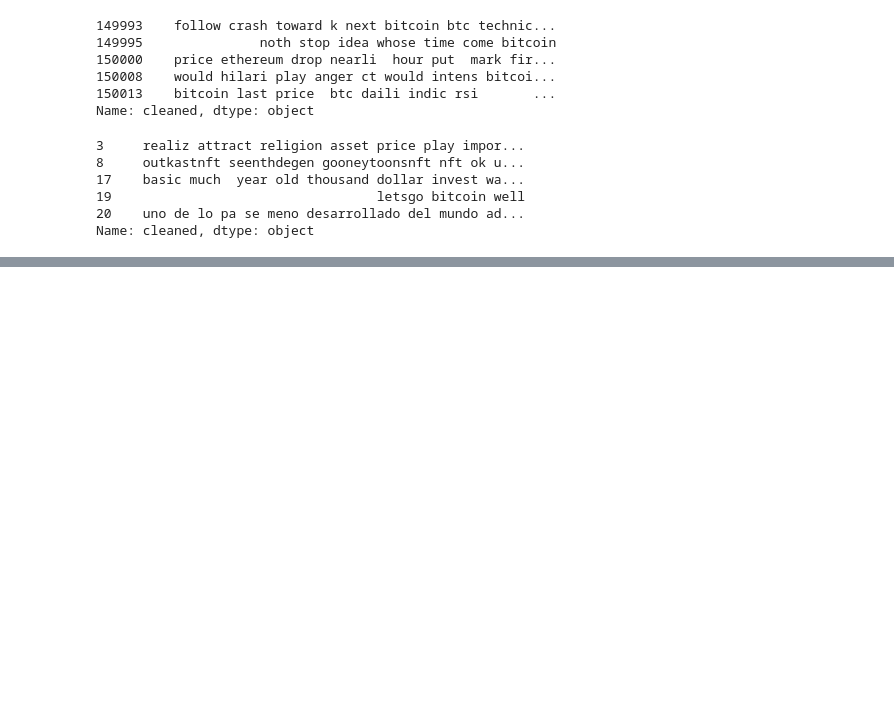
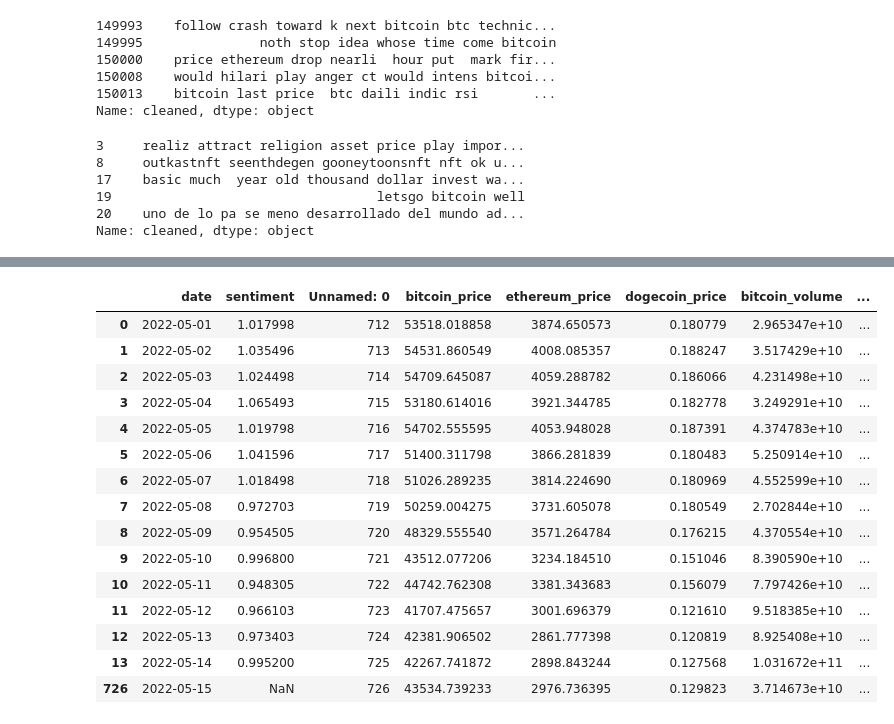
Before and after one commit to Ashlynbh/Crypto_Sentiment_Project, a Jupyter notebook: Jupyter/bitcoin_ML.ipynb, the cells around one changed output, grey strips where cells are left out. Drawn from its saved outputs; the diff is of its cells as text; code cells hidden in the pictures; blank space fills up the shorter version.

```diff
--- a/Jupyter/bitcoin_ML.ipynb
+++ b/Jupyter/bitcoin_ML.ipynb
@@ -477,0 +389,20 @@ plt.savefig("../images/btcaverage.png")
+# %%
+btc = btc_sentiment_move[(btc_sentiment_move['date'] > '2022-04-30') & (btc_sentiment_move['date'] < '2022-05-16')]
+btc
+# %% [output]
+|  | date | sentiment | Unnamed: 0 | bitcoin_price | ethereum_price | dogecoin_price | bitcoin_volume | ... |
+| 0 | 2022-05-01 | 1.017998 | 712 | 53518.018858 | 3874.650573 | 0.180779 | 2.965347e+10 | ... |
+| 1 | 2022-05-02 | 1.035496 | 713 | 54531.860549 | 4008.085357 | 0.188247 | 3.517429e+10 | ... |
+| 2 | 2022-05-03 | 1.024498 | 714 | 54709.645087 | 4059.288782 | 0.186066 | 4.231498e+10 | ... |
+| 3 | 2022-05-04 | 1.065493 | 715 | 53180.614016 | 3921.344785 | 0.182778 | 3.249291e+10 | ... |
+| 4 | 2022-05-05 | 1.019798 | 716 | 54702.555595 | 4053.948028 | 0.187391 | 4.374783e+10 | ... |
+| 5 | 2022-05-06 | 1.041596 | 717 | 51400.311798 | 3866.281839 | 0.180483 | 5.250914e+10 | ... |
+| 6 | 2022-05-07 | 1.018498 | 718 | 51026.289235 | 3814.224690 | 0.180969 | 4.552599e+10 | ... |
+| 7 | 2022-05-08 | 0.972703 | 719 | 50259.004275 | 3731.605078 | 0.180549 | 2.702844e+10 | ... |
+| 8 | 2022-05-09 | 0.954505 | 720 | 48329.555540 | 3571.264784 | 0.176215 | 4.370554e+10 | ... |
+| 9 | 2022-05-10 | 0.996800 | 721 | 43512.077206 | 3234.184510 | 0.151046 | 8.390590e+10 | ... |
+| 10 | 2022-05-11 | 0.948305 | 722 | 44742.762308 | 3381.343683 | 0.156079 | 7.797426e+10 | ... |
+| 11 | 2022-05-12 | 0.966103 | 723 | 41707.475657 | 3001.696379 | 0.121610 | 9.518385e+10 | ... |
+| 12 | 2022-05-13 | 0.973403 | 724 | 42381.906502 | 2861.777398 | 0.120819 | 8.925408e+10 | ... |
+| 13 | 2022-05-14 | 0.995200 | 725 | 42267.741872 | 2898.843244 | 0.127568 | 1.031672e+11 | ... |
+| 726 | 2022-05-15 | NaN | 726 | 43534.739233 | 2976.736395 | 0.129823 | 3.714673e+10 | ... |
```
Also changed, not shown: parts of 18 cells of this notebook.
